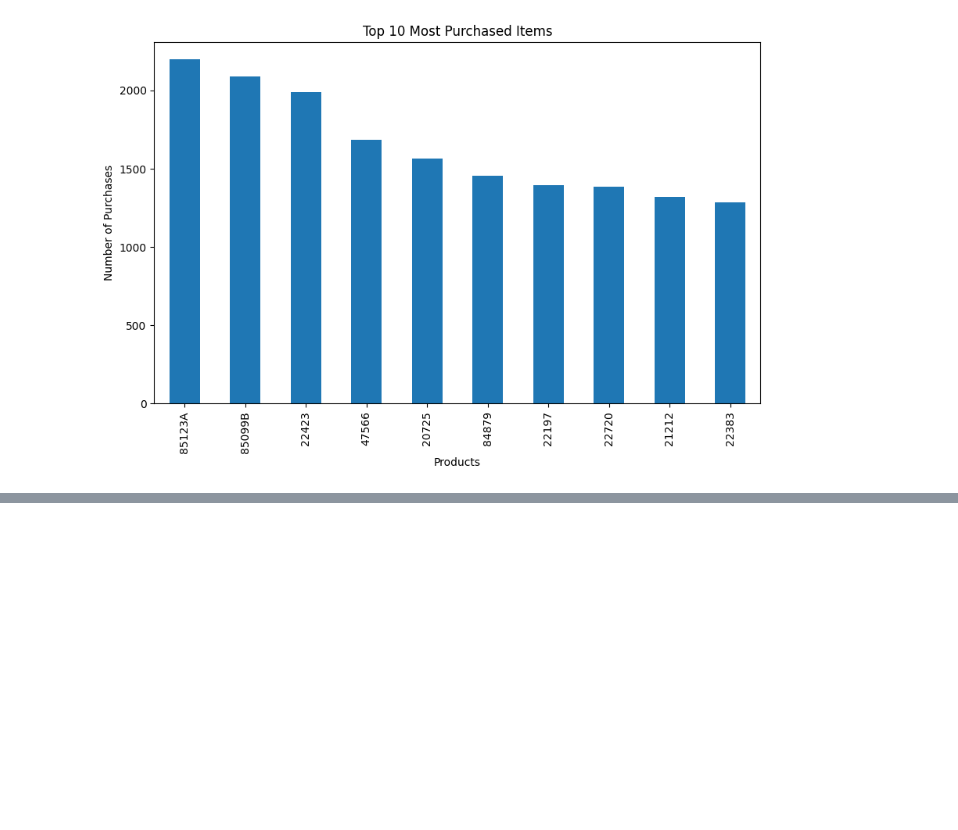
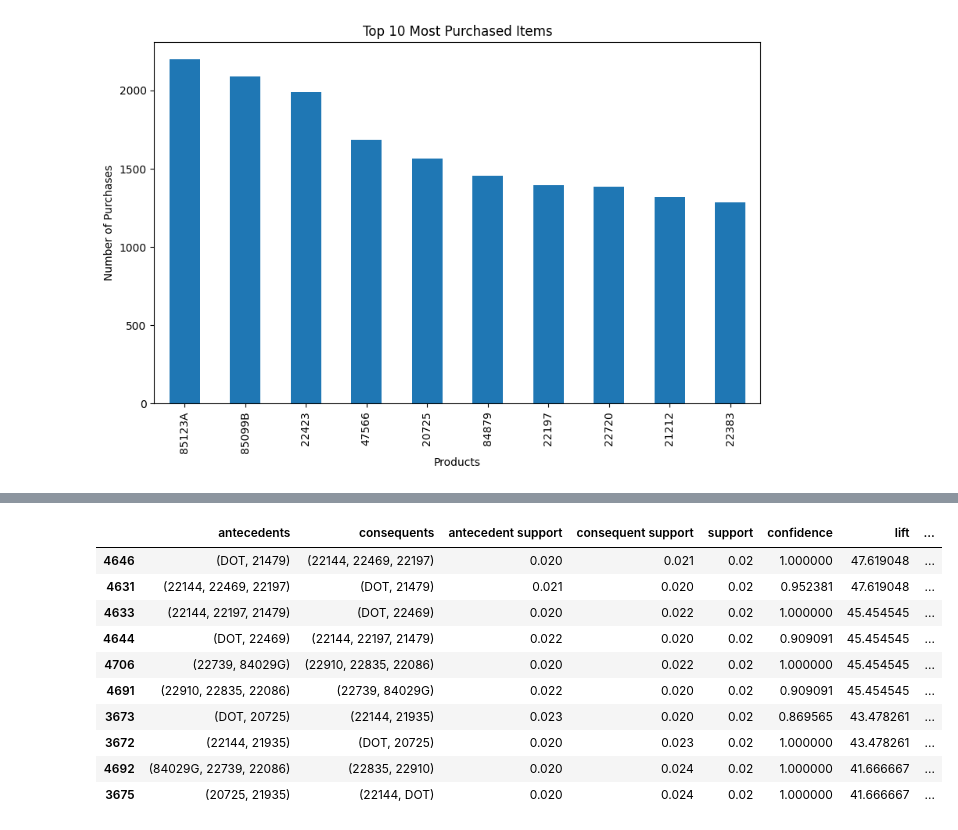
Before and after one commit to codebasics/project-da-online-retail-pandas, a Jupyter notebook: online_retail_analysis.ipynb, the cells around one changed output, grey strips where cells are left out. Cells and saved outputs as stored; diff of their text form; code cells hidden in the pictures; blank space fills up the shorter version.

```diff
--- a/online_retail_analysis.ipynb
+++ b/online_retail_analysis.ipynb
@@ -402,0 +459,15 @@ plt.show()
+# %%
+top_rules = rules.sort_values('lift', ascending=False).head(10)
+top_rules
+# %% [output]
+|  | antecedents | consequents | antecedent support | consequent support | support | confidence | lift | ... |
+| 4646 | (DOT, 21479) | (22144, 22469, 22197) | 0.020 | 0.021 | 0.02 | 1.000000 | 47.619048 | ... |
+| 4631 | (22144, 22469, 22197) | (DOT, 21479) | 0.021 | 0.020 | 0.02 | 0.952381 | 47.619048 | ... |
+| 4633 | (22144, 22197, 21479) | (DOT, 22469) | 0.020 | 0.022 | 0.02 | 1.000000 | 45.454545 | ... |
+| 4644 | (DOT, 22469) | (22144, 22197, 21479) | 0.022 | 0.020 | 0.02 | 0.909091 | 45.454545 | ... |
+| 4706 | (22739, 84029G) | (22910, 22835, 22086) | 0.020 | 0.022 | 0.02 | 1.000000 | 45.454545 | ... |
+| 4691 | (22910, 22835, 22086) | (22739, 84029G) | 0.022 | 0.020 | 0.02 | 0.909091 | 45.454545 | ... |
+| 3673 | (DOT, 20725) | (22144, 21935) | 0.023 | 0.020 | 0.02 | 0.869565 | 43.478261 | ... |
+| 3672 | (22144, 21935) | (DOT, 20725) | 0.020 | 0.023 | 0.02 | 1.000000 | 43.478261 | ... |
+| 4692 | (84029G, 22739, 22086) | (22835, 22910) | 0.020 | 0.024 | 0.02 | 1.000000 | 41.666667 | ... |
+| 3675 | (20725, 21935) | (22144, DOT) | 0.020 | 0.024 | 0.02 | 1.000000 | 41.666667 | ... |
```
Also changed, not shown: parts of 7 cells of this notebook.
